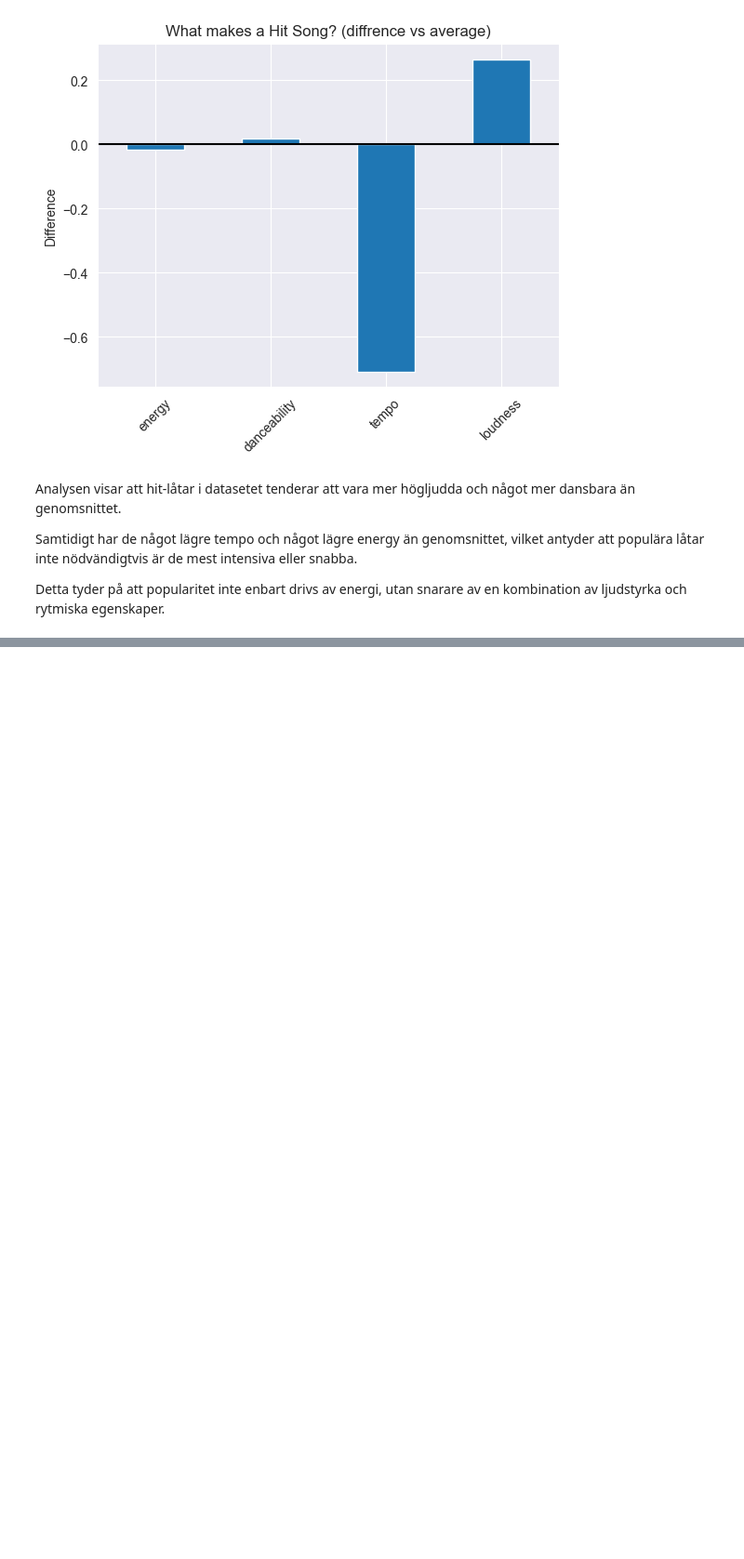
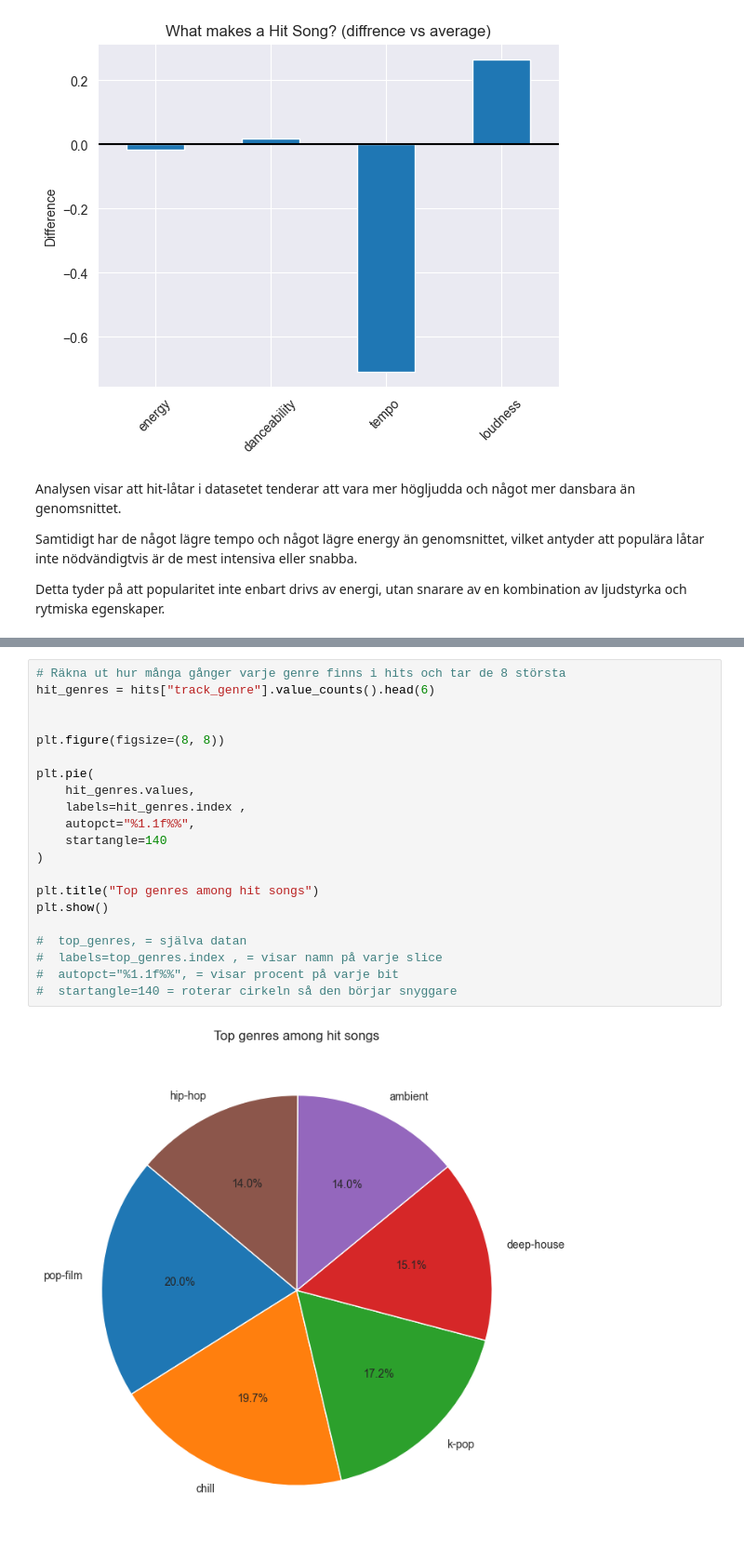
Before and after one commit to LinaHalle/spotify-dataset-analysis, a Jupyter notebook: spotify_analysis.ipynb, the cells around one changed output, grey strips where cells are left out. Shown at 93% size. Cells and saved outputs as stored; diff of their text form; blank space fills up the shorter version.

Commit message:
did 2 more analysis with different visualisation
also added code comments to improve learning even more

```diff
--- a/spotify_analysis.ipynb
+++ b/spotify_analysis.ipynb
@@ -175,0 +208,23 @@ Detta tyder på att popularitet inte enbart drivs av energi, utan snarare av en
+# %%
+# Räkna ut hur många gånger varje genre finns i hits och tar de 8 största
+hit_genres = hits["track_genre"].value_counts().head(6)
+
+
+plt.figure(figsize=(8, 8))
+
+plt.pie(
+    hit_genres.values,
+    labels=hit_genres.index ,
+    autopct="%1.1f%%",
+    startangle=140
+)
+
+plt.title("Top genres among hit songs")
+plt.show()
+
+#  top_genres, = själva datan
+#  labels=top_genres.index , = visar namn på varje slice
+#  autopct="%1.1f%%", = visar procent på varje bit
+#  startangle=140 = roterar cirkeln så den börjar snyggare
+# %% [output]
+[figure, added]
```
Also changed, not shown: parts of 8 cells of this notebook.
